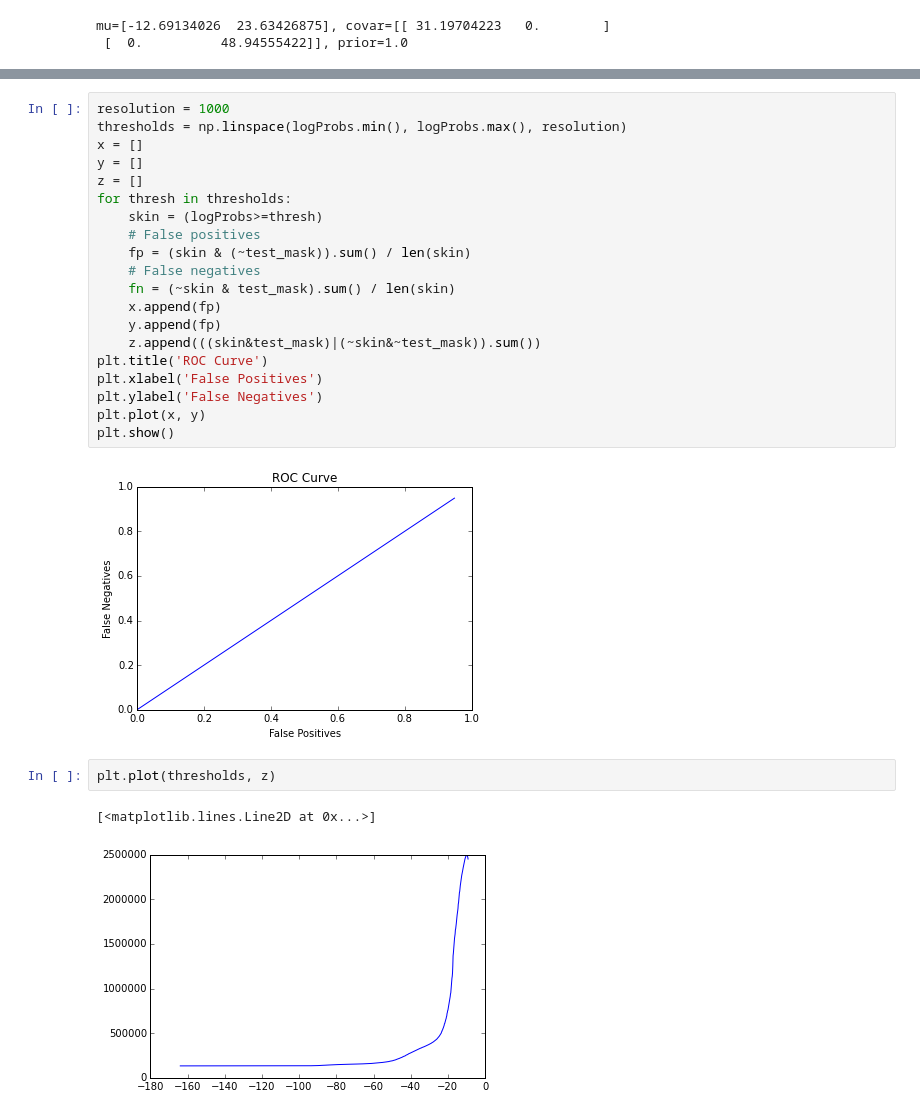
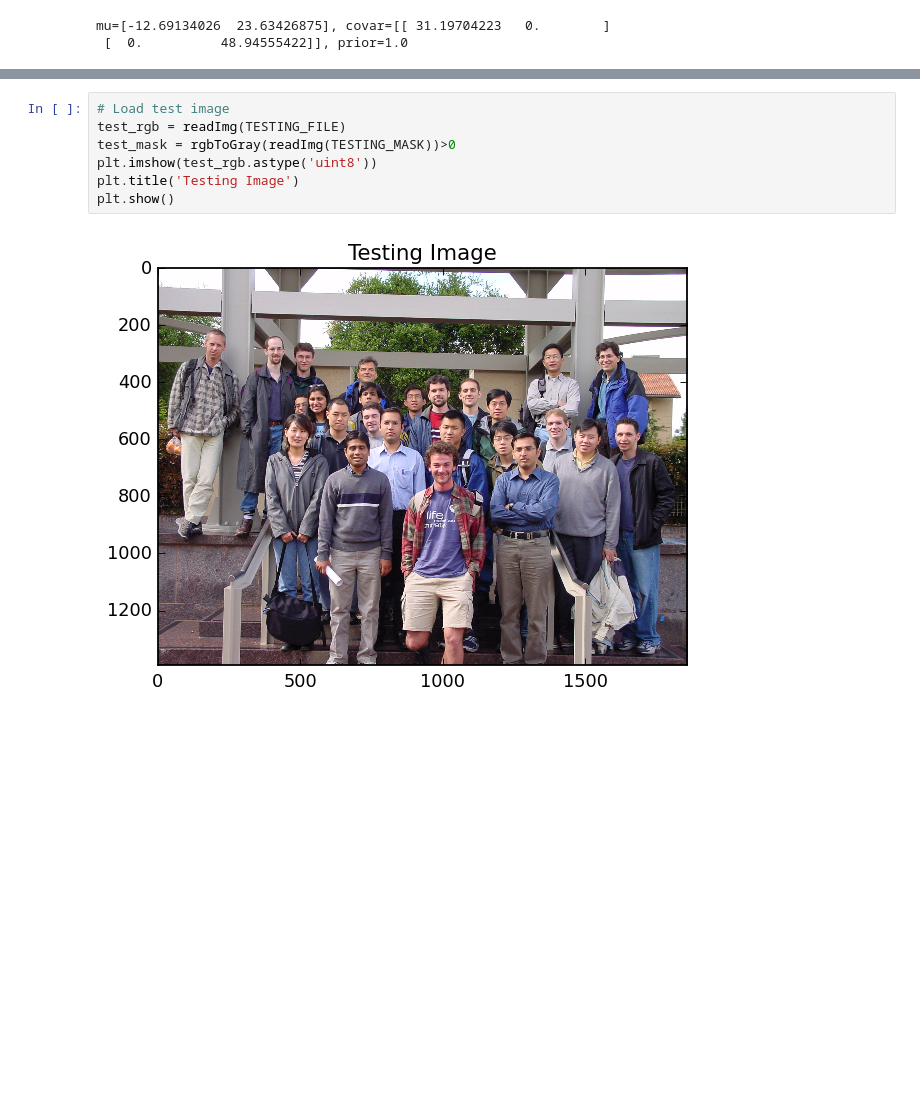
Before and after one commit to lavahot/Pattern-Recognition, a Jupyter notebook: Maximum-Likelihood/testing_3.ipynb, the cells around one changed output, grey strips where cells are left out. Saved outputs shown, nothing was run; the diff lists cells and outputs as text; blank space fills up the shorter version.

```diff
--- a/Maximum-Likelihood/testing_3.ipynb
+++ b/Maximum-Likelihood/testing_3.ipynb
@@ -77,27 +62,9 @@ print(time.time() - startTime)
-# %%
-resolution = 1000
-thresholds = np.linspace(logProbs.min(), logProbs.max(), resolution)
-x = []
-y = []
-z = []
-for thresh in thresholds:
-    skin = (logProbs>=thresh)
-    # False positives
-    fp = (skin & (~test_mask)).sum() / len(skin)
-    # False negatives
-    fn = (~skin & test_mask).sum() / len(skin)
-    x.append(fp)
-    y.append(fp)
-    z.append(((skin&test_mask)|(~skin&~test_mask)).sum())
-plt.title('ROC Curve')
-plt.xlabel('False Positives')
-plt.ylabel('False Negatives')
-plt.plot(x, y)
-plt.show()
-# %% [output]
-[figure, removed]
-# %%
-plt.plot(thresholds, z)
-# %% [output]
-[<matplotlib.lines.Line2D at 0x...>]
-[figure, removed]
+# %%
+# Load test image
+test_rgb = readImg(TESTING_FILE)
+test_mask = rgbToGray(readImg(TESTING_MASK))>0
+plt.imshow(test_rgb.astype('uint8'))
+plt.title('Testing Image')
+plt.show()
+# %% [output]
+[figure, added]
```
Also changed, not shown: parts of 14 cells of this notebook.
